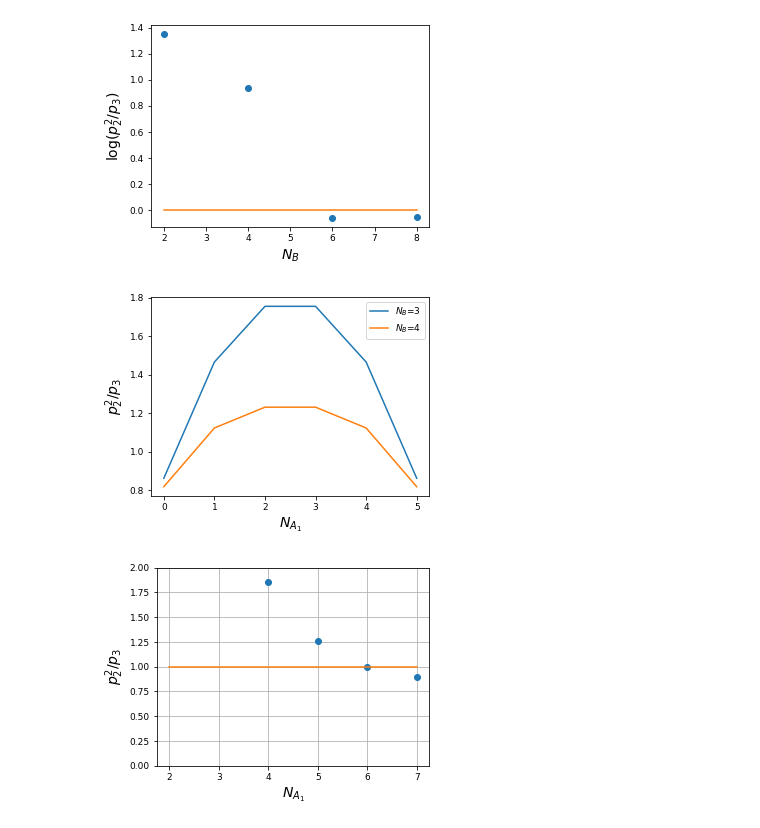
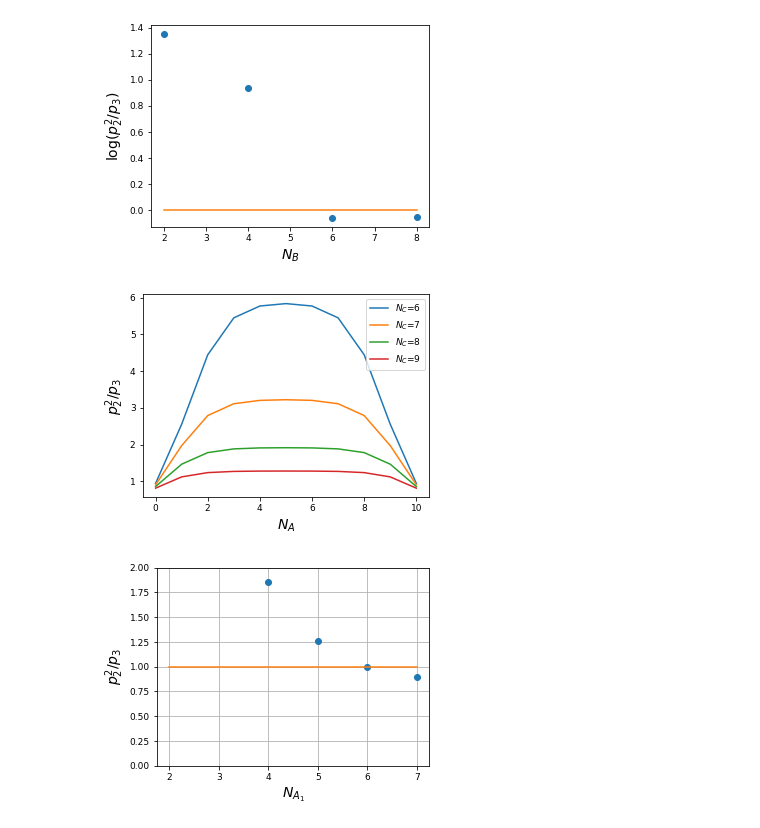
Before and after one commit to hassan-shap/RMT, a Jupyter notebook: experiment.ipynb, the cells around one changed output. Saved outputs shown, nothing was run; the diff lists cells and outputs as text; code cells hidden in the pictures.

```diff
--- a/experiment.ipynb
+++ b/experiment.ipynb
@@ -69,34 +69,35 @@ plt.show()
 # %% [output]
 [figure]
 # %%
-Na=5
+Na=10
 La=2**Na
 Na1=np.arange(0,Na+1)
 Na2=Na-Na1
 La1= 2**Na1
 La2= 2**Na2
 
-Nblist=np.arange(3,5)
+Nblist=np.arange(6,10)
 
 plt.figure(figsize=(4.8,3.6))
 fsize=9
 plt.rcParams.update({'font.size': fsize})
 for Nb in Nblist:
     Lb=2**Nb
     p2= (La+Lb)/(La*Lb)
     p3= (La1**2+ La2**2+ Lb**2 + 3*La*Lb)/(La*Lb)**2
 
-    plt.plot(Na1,p2**2/p3,label='$N_B$=%d' % Nb)
+    plt.plot(Na1,p2**2/p3,label='$N_C$=%d' % Nb)
+#     plt.plot(Na1,np.log(p2**2)/np.log(p3),label='$N_C$=%d' % Nb)
     # plt.plot(Na1/Na,p2)
 
 plt.ylabel('$p_2^2/p_3$',fontsize = fsize+5)
-plt.xlabel('$N_{A_1}$',fontsize = fsize+5)
+plt.xlabel('$N_{A}$',fontsize = fsize+5)
 plt.legend(fontsize=fsize)
 plt.tight_layout()
-plt.savefig('figs/rmt_p3_Na_%d_Nb_%d.pdf' % (Na,Nb))
+plt.savefig('figs/rmt_p3_R12_Na_%d.pdf' % (Na))
 plt.show()
 # %% [output]
-[figure, old version]
+[figure, new version]
 # %%
 Na=6
 La=2**Na
```
Also changed, not shown: parts of 4 cells of this notebook, 3 other files.
